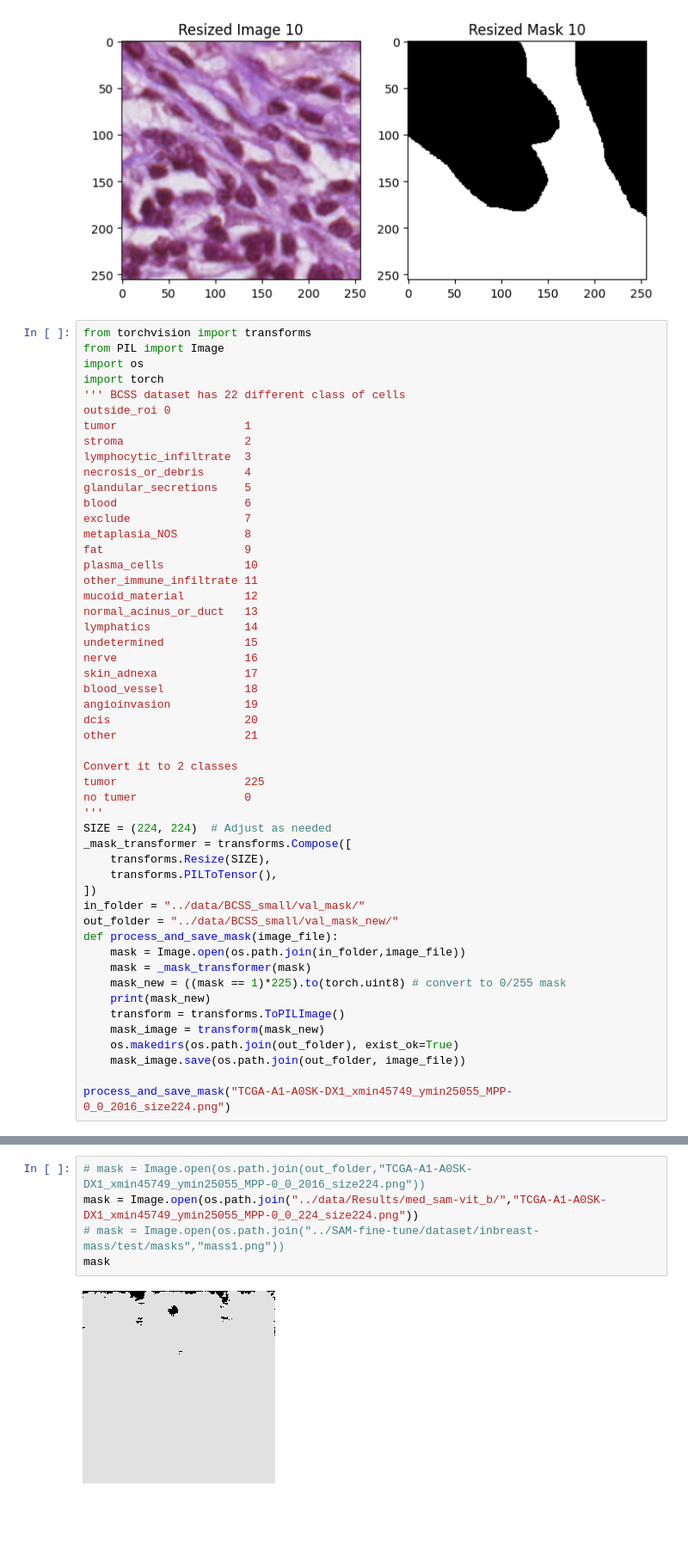
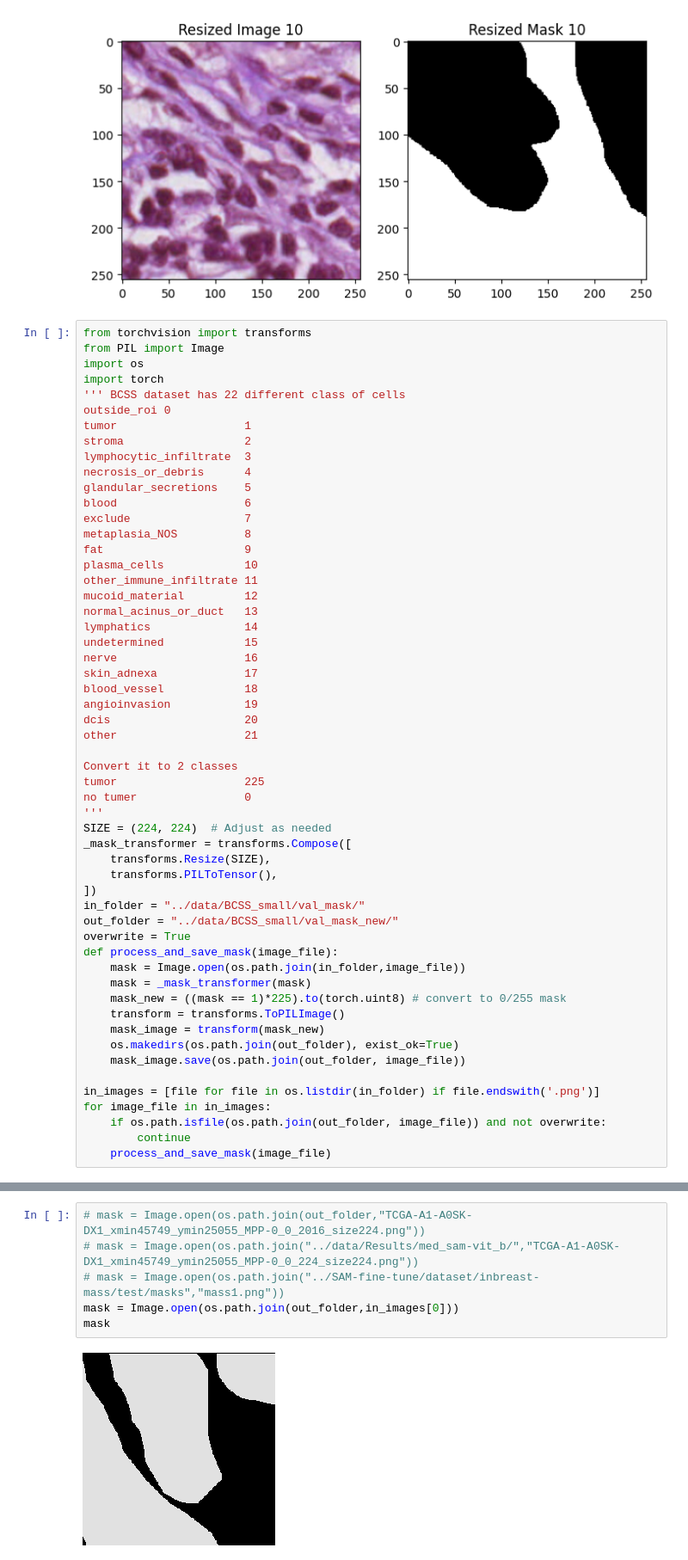
Before and after one commit to PiyushBhadauriya26/Semantic_Segmentation, a Jupyter notebook: Notebooks/Image_Preprocessing.ipynb, the cells around one changed output, grey strips where cells are left out. Shown at 86% size. Cells and saved outputs as stored; diff of their text form; blank space fills up the shorter version.

Commit message:
Update Mask files

```diff
--- a/Notebooks/Image_Preprocessing.ipynb
+++ b/Notebooks/Image_Preprocessing.ipynb
@@ -172,14 +172,18 @@ _mask_transformer = transforms.Compose([
 ])
 in_folder = "../data/BCSS_small/val_mask/"
 out_folder = "../data/BCSS_small/val_mask_new/"
+overwrite = True
 def process_and_save_mask(image_file):
     mask = Image.open(os.path.join(in_folder,image_file))
     mask = _mask_transformer(mask)
     mask_new = ((mask == 1)*225).to(torch.uint8) # convert to 0/255 mask
-    print(mask_new)
     transform = transforms.ToPILImage()
     mask_image = transform(mask_new)
     os.makedirs(os.path.join(out_folder), exist_ok=True)
     mask_image.save(os.path.join(out_folder, image_file))
 
-process_and_save_mask("TCGA-A1-A0SK-DX1_xmin45749_ymin25055_MPP-0_0_2016_size224.png")
+in_images = [file for file in os.listdir(in_folder) if file.endswith('.png')]
+for image_file in in_images:
+    if os.path.isfile(os.path.join(out_folder, image_file)) and not overwrite:
+        continue
+    process_and_save_mask(image_file)
@@ -194,10 +190,11 @@ tensor([[[  0,   0,   0,  ...,   0,   0,   0],
 # %%
 # mask = Image.open(os.path.join(out_folder,"TCGA-A1-A0SK-DX1_xmin45749_ymin25055_MPP-0_0_2016_size224.png"))
-mask = Image.open(os.path.join("../data/Results/med_sam-vit_b/","TCGA-A1-A0SK-DX1_xmin45749_ymin25055_MPP-0_0_224_size224.png"))
+# mask = Image.open(os.path.join("../data/Results/med_sam-vit_b/","TCGA-A1-A0SK-DX1_xmin45749_ymin25055_MPP-0_0_224_size224.png"))
 # mask = Image.open(os.path.join("../SAM-fine-tune/dataset/inbreast-mass/test/masks","mass1.png"))
+mask = Image.open(os.path.join(out_folder,in_images[0]))
 mask
 # %% [output]
-[figure, old version]
+[figure, new version]
 # %%
 gt_mask_new = _mask_transformer(mask)
 gt_mask_new
```
Also changed, not shown: parts of 4 cells of this notebook, 19 other files.
